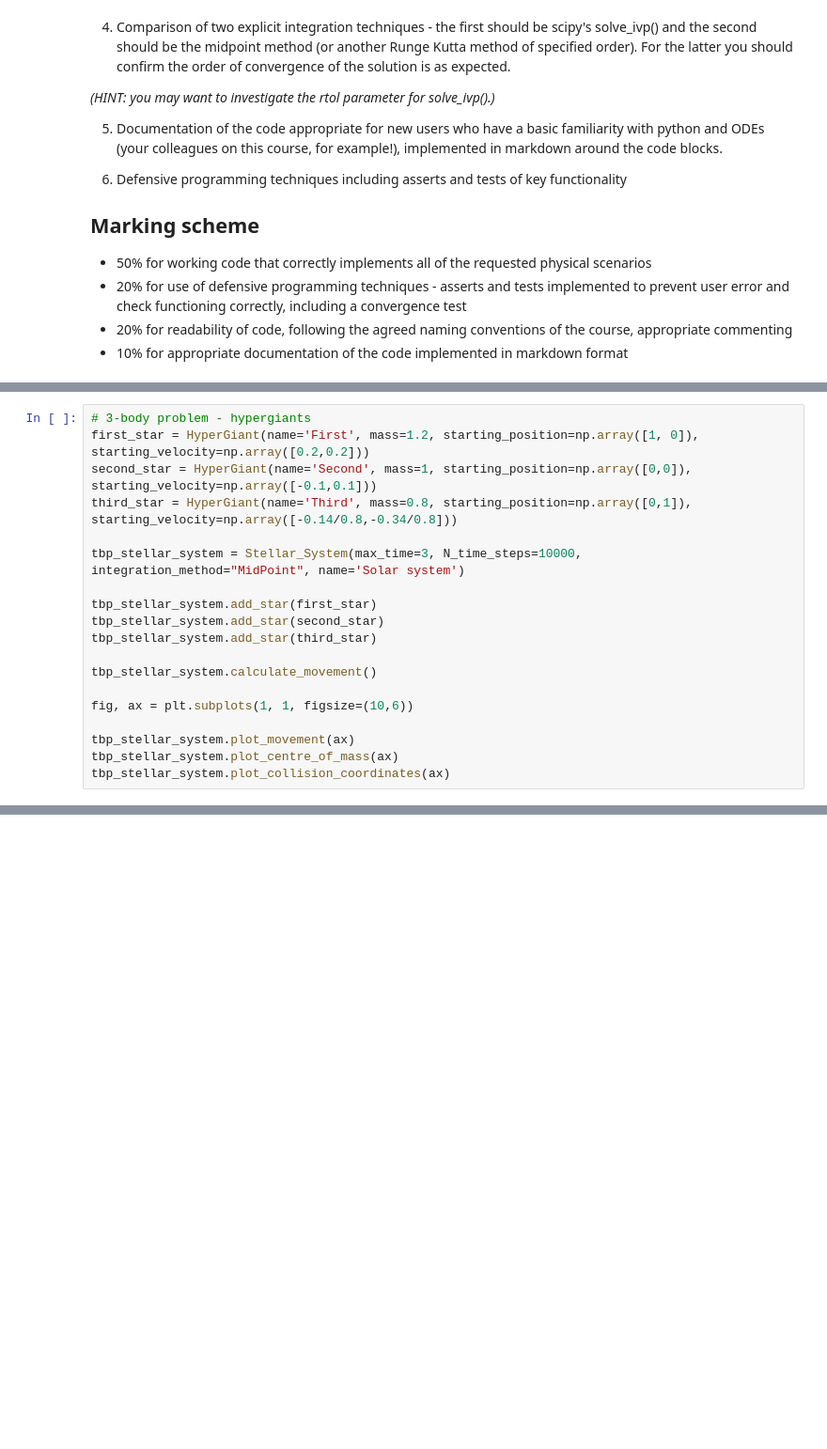
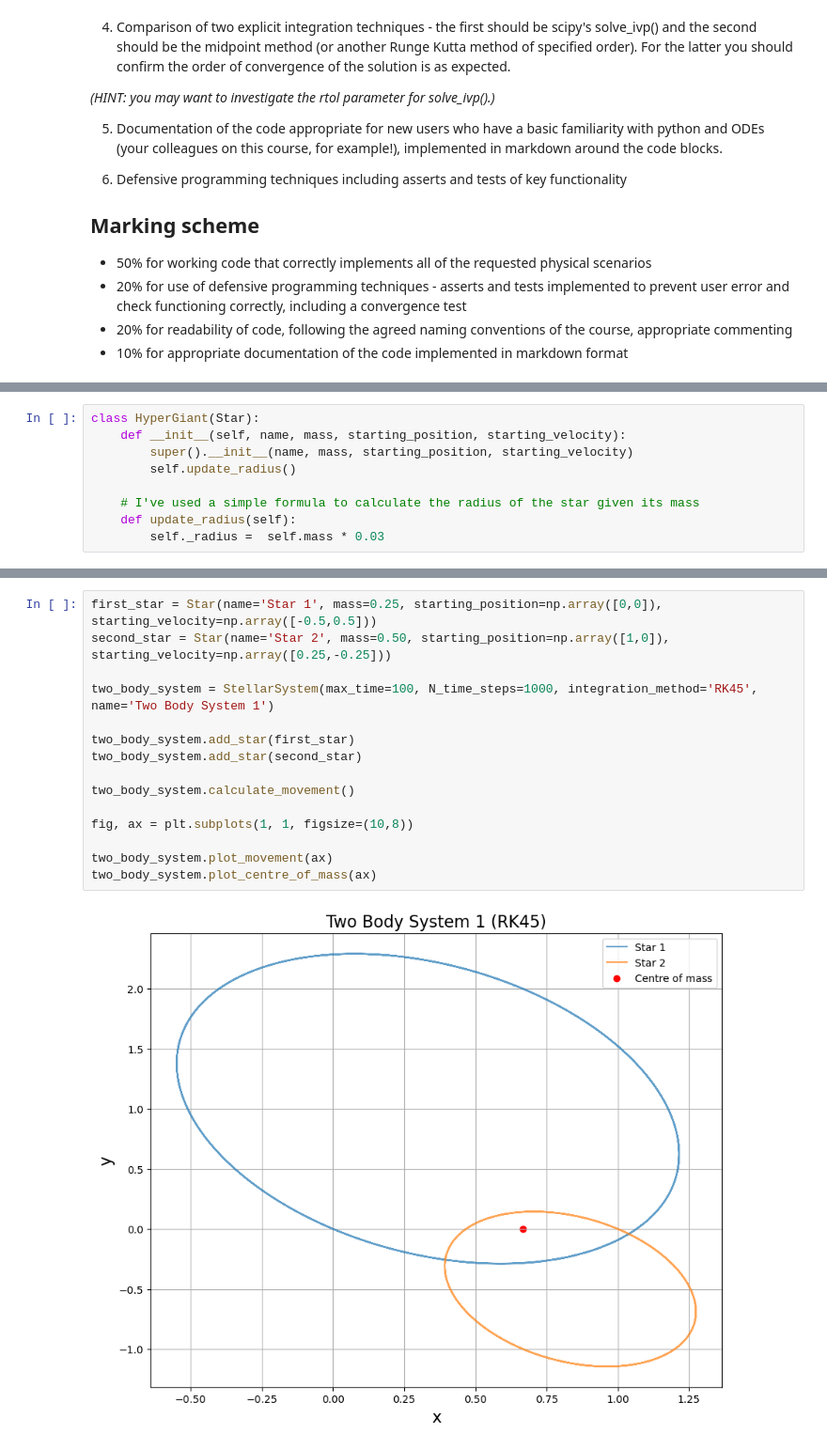
Before and after one commit to Vileh/QMUL-Data-Analytics-Courseworks, a Jupyter notebook: SciComp_1/Coursework1_Trisolaris.ipynb, the cells around one changed output, grey strips where cells are left out. Shown at 94% size. Saved outputs shown, nothing was run; the diff lists cells and outputs as text; blank space fills up the shorter version.

```diff
--- a/SciComp_1/Coursework1_Trisolaris.ipynb
+++ b/SciComp_1/Coursework1_Trisolaris.ipynb
@@ -486,19 +50,0 @@ my_stellar_system.plot_movement(ax)
-# %%
-# 3-body problem - hypergiants
-first_star = HyperGiant(name='First', mass=1.2, starting_position=np.array([1, 0]), starting_velocity=np.array([0.2,0.2]))
-second_star = HyperGiant(name='Second', mass=1, starting_position=np.array([0,0]), starting_velocity=np.array([-0.1,0.1]))
-third_star = HyperGiant(name='Third', mass=0.8, starting_position=np.array([0,1]), starting_velocity=np.array([-0.14/0.8,-0.34/0.8]))
-
-tbp_stellar_system = Stellar_System(max_time=3, N_time_steps=10000, integration_method="MidPoint", name='Solar system')
-
-tbp_stellar_system.add_star(first_star)
-tbp_stellar_system.add_star(second_star)
-tbp_stellar_system.add_star(third_star)
-
-tbp_stellar_system.calculate_movement()
-
-fig, ax = plt.subplots(1, 1, figsize=(10,6))
-
-tbp_stellar_system.plot_movement(ax)
-tbp_stellar_system.plot_centre_of_mass(ax)
-tbp_stellar_system.plot_collision_coordinates(ax)
@@ -506,0 +134,9 @@ tbp_stellar_system.plot_collision_coordinates(ax)
+# %%
+class HyperGiant(Star):
+    def __init__(self, name, mass, starting_position, starting_velocity):
+        super().__init__(name, mass, starting_position, starting_velocity)
+        self.update_radius()
+
+    # I've used a simple formula to calculate the radius of the star given its mass
+    def update_radius(self):
+        self._radius =  self.mass * 0.03
@@ -506,0 +639,17 @@ tbp_stellar_system.plot_collision_coordinates(ax)
+# %%
+first_star = Star(name='Star 1', mass=0.25, starting_position=np.array([0,0]), starting_velocity=np.array([-0.5,0.5]))
+second_star = Star(name='Star 2', mass=0.50, starting_position=np.array([1,0]), starting_velocity=np.array([0.25,-0.25]))
+
+two_body_system = StellarSystem(max_time=100, N_time_steps=1000, integration_method='RK45', name='Two Body System 1')
+
+two_body_system.add_star(first_star)
+two_body_system.add_star(second_star)
+
+two_body_system.calculate_movement()
+
+fig, ax = plt.subplots(1, 1, figsize=(10,8))
+
+two_body_system.plot_movement(ax)
+two_body_system.plot_centre_of_mass(ax)
+# %% [output]
+[figure, added]
```
Also changed, not shown: parts of 46 cells of this notebook.
